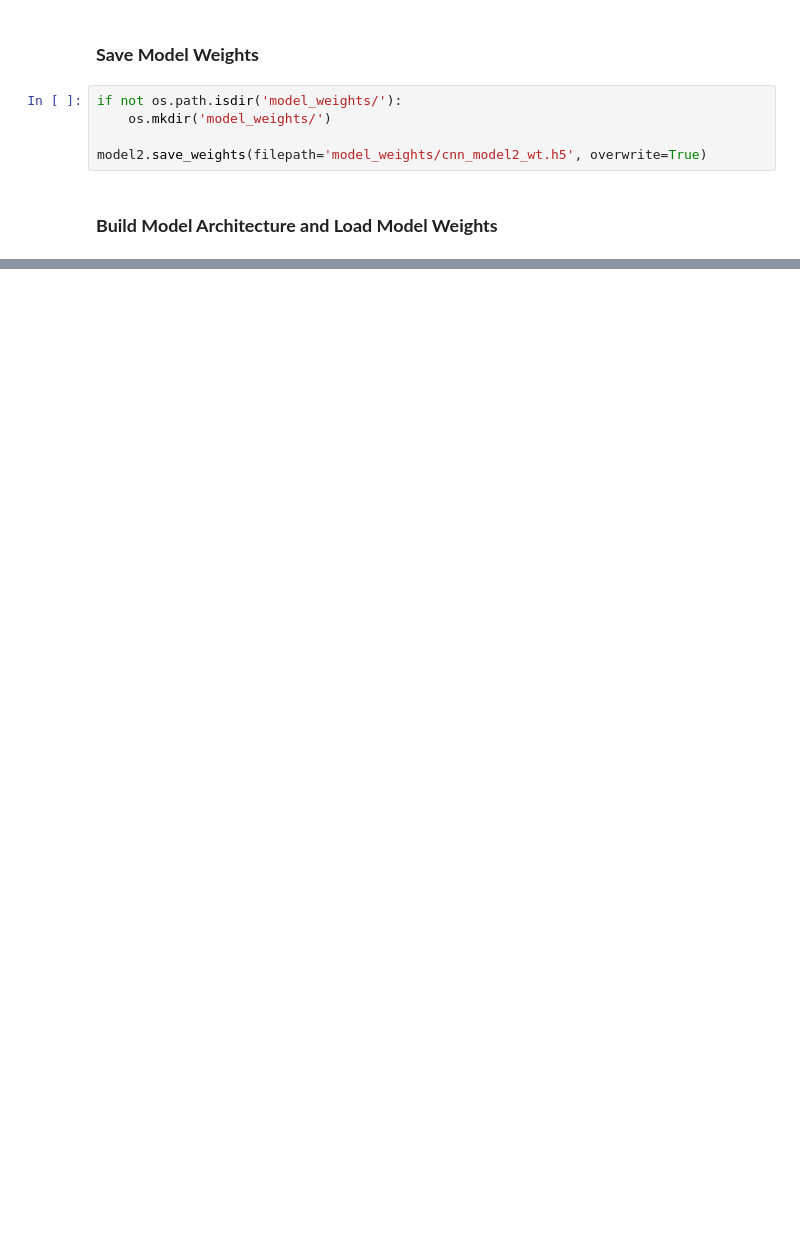
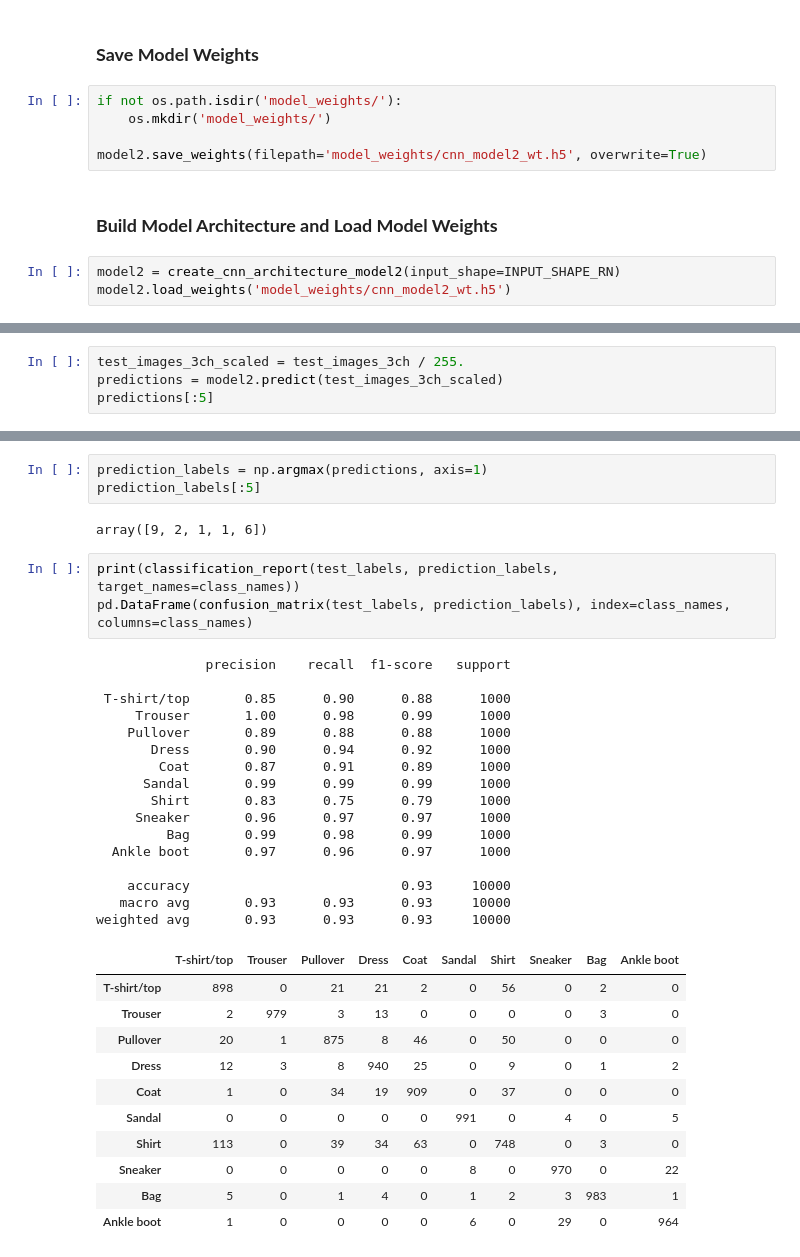
Before and after one commit to cleysonl/ML_Bootcamp_CLL, a Jupyter notebook: Model_training_prototypes.ipynb, the cells around one changed output, grey strips where cells are left out. Cells and saved outputs as stored; diff of their text form; blank space fills up the shorter version.

```diff
--- a/Model_training_prototypes.ipynb
+++ b/Model_training_prototypes.ipynb
@@ -362,3 +362,6 @@ if not os.path.isdir('model_weights/'):
 model2.save_weights(filepath='model_weights/cnn_model2_wt.h5', overwrite=True)
 # %% [markdown]
 ### **Build Model Architecture and Load Model Weights**
+# %%
+model2 = create_cnn_architecture_model2(input_shape=INPUT_SHAPE_RN)
+model2.load_weights('model_weights/cnn_model2_wt.h5')
@@ -364,0 +370,4 @@ model2.save_weights(filepath='model_weights/cnn_model2_wt.h5', overwrite=True)
+# %%
+test_images_3ch_scaled = test_images_3ch / 255.
+predictions = model2.predict(test_images_3ch_scaled)
+predictions[:5]
@@ -364,0 +390,36 @@ model2.save_weights(filepath='model_weights/cnn_model2_wt.h5', overwrite=True)
+# %%
+prediction_labels = np.argmax(predictions, axis=1)
+prediction_labels[:5]
+# %% [output]
+array([9, 2, 1, 1, 6])
+# %%
+print(classification_report(test_labels, prediction_labels, target_names=class_names))
+pd.DataFrame(confusion_matrix(test_labels, prediction_labels), index=class_names, columns=class_names)
+# %% [output]
+              precision    recall  f1-score   support
+
+ T-shirt/top       0.85      0.90      0.88      1000
+     Trouser       1.00      0.98      0.99      1000
+    Pullover       0.89      0.88      0.88      1000
+       Dress       0.90      0.94      0.92      1000
+        Coat       0.87      0.91      0.89      1000
+      Sandal       0.99      0.99      0.99      1000
+       Shirt       0.83      0.75      0.79      1000
+     Sneaker       0.96      0.97      0.97      1000
+         Bag       0.99      0.98      0.99      1000
+  Ankle boot       0.97      0.96      0.97      1000
+
+    accuracy                           0.93     10000
+   macro avg       0.93      0.93      0.93     10000
+weighted avg       0.93      0.93      0.93     10000
+|  | T-shirt/top | Trouser | Pullover | Dress | Coat | Sandal | Shirt | Sneaker | Bag | Ankle boot |
+| T-shirt/top | 898 | 0 | 21 | 21 | 2 | 0 | 56 | 0 | 2 | 0 |
+| Trouser | 2 | 979 | 3 | 13 | 0 | 0 | 0 | 0 | 3 | 0 |
+| Pullover | 20 | 1 | 875 | 8 | 46 | 0 | 50 | 0 | 0 | 0 |
+| Dress | 12 | 3 | 8 | 940 | 25 | 0 | 9 | 0 | 1 | 2 |
+| Coat | 1 | 0 | 34 | 19 | 909 | 0 | 37 | 0 | 0 | 0 |
+| Sandal | 0 | 0 | 0 | 0 | 0 | 991 | 0 | 4 | 0 | 5 |
+| Shirt | 113 | 0 | 39 | 34 | 63 | 0 | 748 | 0 | 3 | 0 |
+| Sneaker | 0 | 0 | 0 | 0 | 0 | 8 | 0 | 970 | 0 | 22 |
+| Bag | 5 | 0 | 1 | 4 | 0 | 1 | 2 | 3 | 983 | 1 |
+| Ankle boot | 1 | 0 | 0 | 0 | 0 | 6 | 0 | 29 | 0 | 964 |
```
Also changed, not shown: parts of 9 cells of this notebook.
